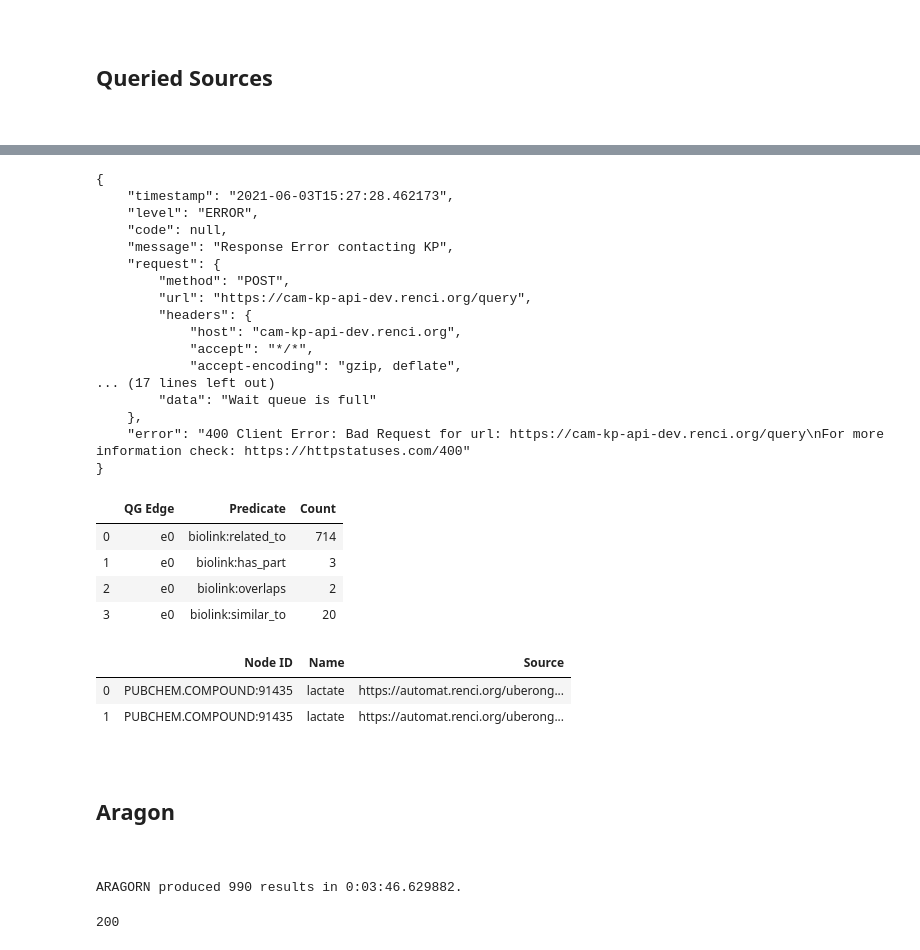
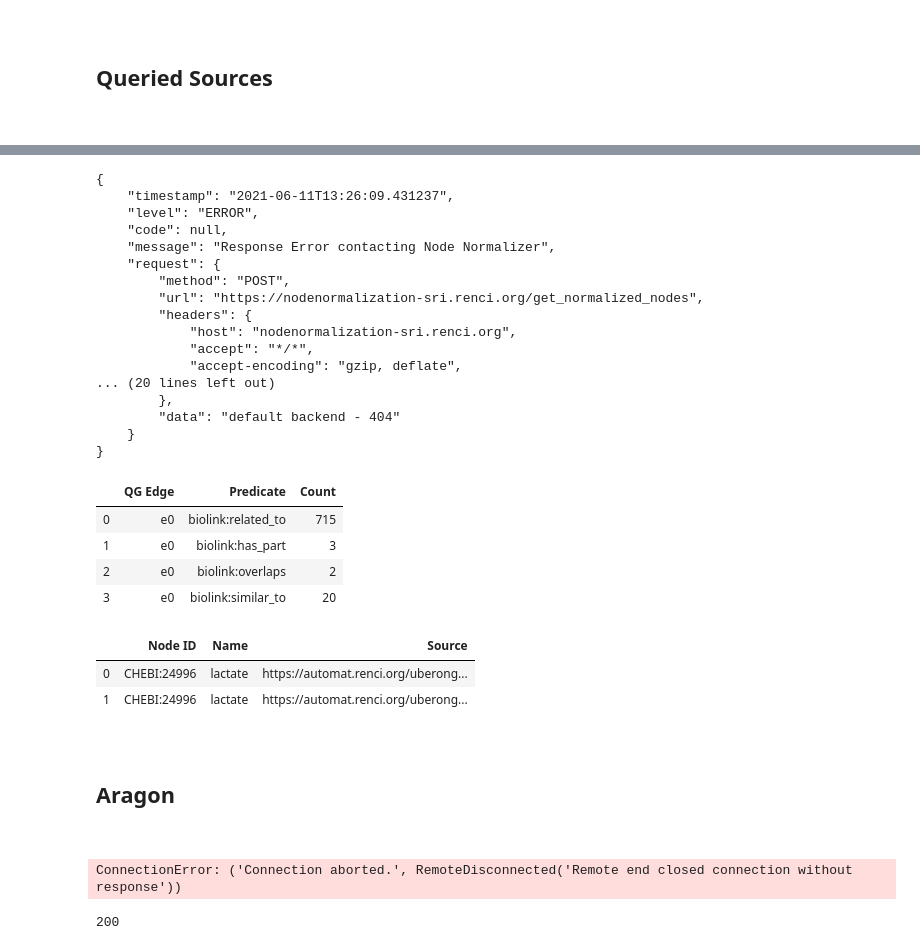
Before and after one commit to ranking-agent/robogallery, a Jupyter notebook: user_queries/notebooks/Hangover_to_Chemical.ipynb, the cells around one changed output, grey strips where cells are left out. Saved outputs shown, nothing was run; the diff lists cells and outputs as text; code cells hidden in the pictures.

Commit message:
hangover_queries

```diff
--- a/user_queries/notebooks/Hangover_to_Chemical.ipynb
+++ b/user_queries/notebooks/Hangover_to_Chemical.ipynb
@@ -26,8 +28,5 @@ Github Issue #202: https://github.com/ranking-agent/strider/issues/202
 
 <br>
-# %%
-with open('/Users/priyash/Documents/GitHub/robogallery/user_queries/json_queries/hangover_one.json', 'r') as myfile:
-    query = make_message(json.loads(myfile.read()))
 # %%
 printjson(query)
 # %% [output]
@@ -111,21 +94,21 @@ for logmessage in strider_result['logs'][:1]:
     printjson(logmessage)
 # %% [output]
 {
-    "timestamp": "2021-06-03T15:27:28.462173",
+    "timestamp": "2021-06-11T13:26:09.431237",
     "level": "ERROR",
     "code": null,
-    "message": "Response Error contacting KP",
+    "message": "Response Error contacting Node Normalizer",
     "request": {
         "method": "POST",
-        "url": "https://cam-kp-api-dev.renci.org/query",
+        "url": "https://nodenormalization-sri.renci.org/get_normalized_nodes",
         "headers": {
-            "host": "cam-kp-api-dev.renci.org",
+            "host": "nodenormalization-sri.renci.org",
             "accept": "*/*",
             "accept-encoding": "gzip, deflate",
-... (17 lines left out)
-        "data": "Wait queue is full"
-    },
-    "error": "400 Client Error: Bad Request for url: https://cam-kp-api-dev.renci.org/query\nFor more information check: https://httpstatuses.com/400"
+... (20 lines left out)
+        },
+        "data": "default backend - 404"
+    }
 }
 # %%
 view = GammaViewer(props={"data":strider_result})
@@ -135,17 +118,17 @@ pred = get_predicate(strider_result)
 display(pred)
 # %% [output]
 |  | QG Edge | Predicate | Count |
-| 0 | e0 | biolink:related_to | 714 |
+| 0 | e0 | biolink:related_to | 715 |
 | 1 | e0 | biolink:has_part | 3 |
 | 2 | e0 | biolink:overlaps | 2 |
 | 3 | e0 | biolink:similar_to | 20 |
 # %%
-node =which_nodes(message, 'biolink:overlaps')
+node =which_nodes(strider_result, 'biolink:overlaps')
 display(node)
 # %% [output]
 |  | Node ID | Name | Source |
-| 0 | PUBCHEM.COMPOUND:91435 | lactate | https://automat.renci.org/uberong... |
-| 1 | PUBCHEM.COMPOUND:91435 | lactate | https://automat.renci.org/uberong... |
+| 0 | CHEBI:24996 | lactate | https://automat.renci.org/uberong... |
+| 1 | CHEBI:24996 | lactate | https://automat.renci.org/uberong... |
 # %% [markdown]
 <br>
 
@@ -161,7 +144,7 @@ if 'results' in aragorn_result['message']:
 else:
     print('Error, no result field')
 # %% [output]
-ARAGORN produced 990 results in 0:03:46.629882.
+ConnectionError: ('Connection aborted.', RemoteDisconnected('Remote end closed connection without response'))
 # %%
 view = GammaViewer(props={"data":aragorn_result})
 display(view)
```
Also changed, not shown: parts of 11 cells of this notebook, 1 other file.
